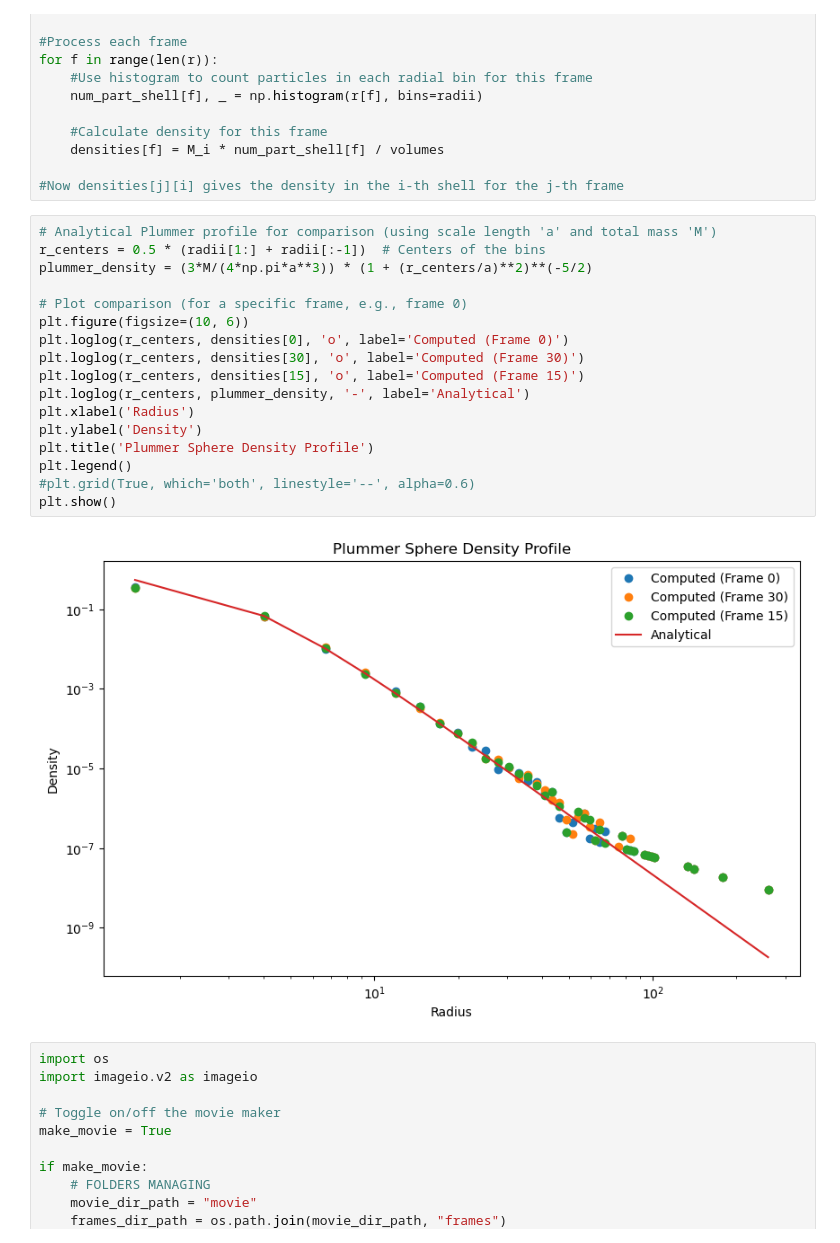
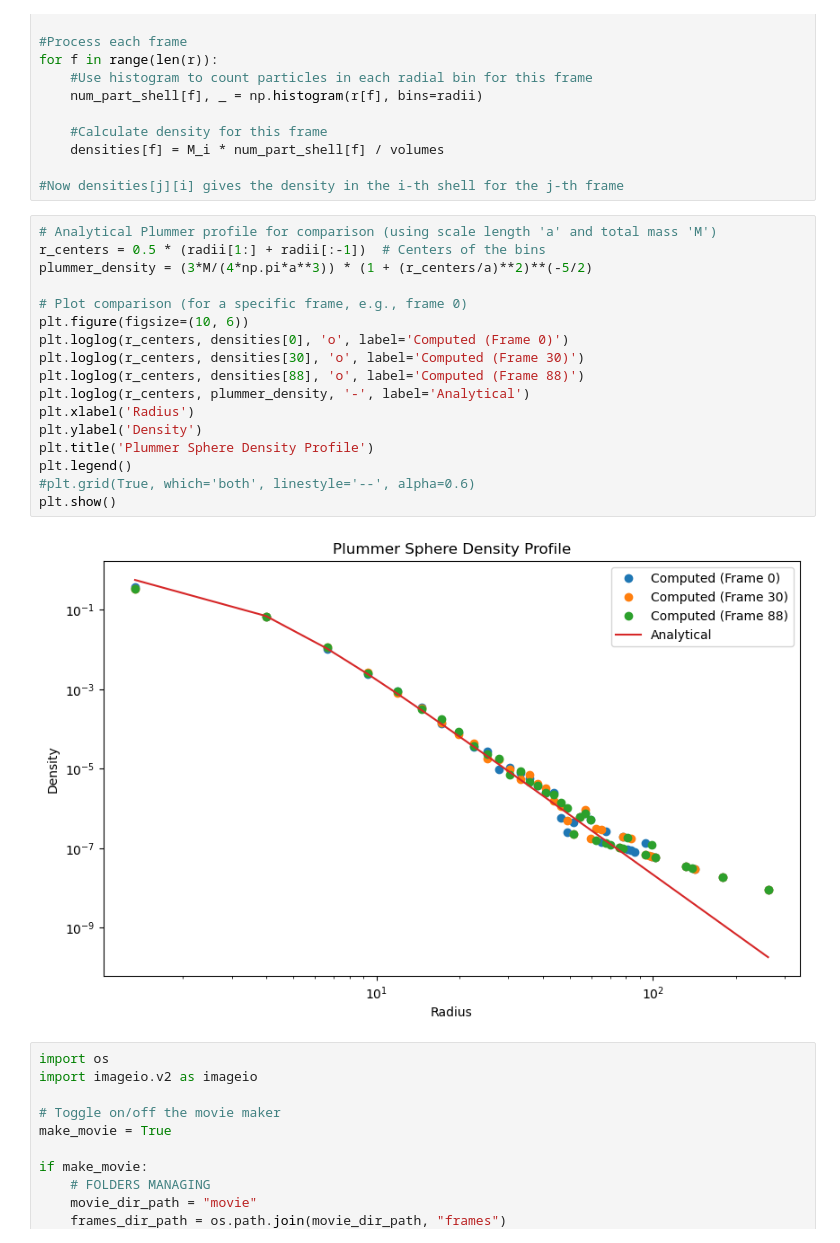
Before and after one commit to Isabella-Famoso/Dynamics, a Jupyter notebook: Plummer_sphere_equilibrium/Plummer_sphere_equilibrium.ipynb, the cells around one changed output. Saved outputs shown, nothing was run; the diff lists cells and outputs as text.

```diff
--- a/Plummer_sphere_equilibrium/Plummer_sphere_equilibrium.ipynb
+++ b/Plummer_sphere_equilibrium/Plummer_sphere_equilibrium.ipynb
@@ -359,22 +356,22 @@ for f in range(len(r)):
 # %%
 # Analytical Plummer profile for comparison (using scale length 'a' and total mass 'M')
 r_centers = 0.5 * (radii[1:] + radii[:-1])  # Centers of the bins
 plummer_density = (3*M/(4*np.pi*a**3)) * (1 + (r_centers/a)**2)**(-5/2)
 
 # Plot comparison (for a specific frame, e.g., frame 0)
 plt.figure(figsize=(10, 6))
 plt.loglog(r_centers, densities[0], 'o', label='Computed (Frame 0)')
 plt.loglog(r_centers, densities[30], 'o', label='Computed (Frame 30)')
-plt.loglog(r_centers, densities[15], 'o', label='Computed (Frame 15)')
+plt.loglog(r_centers, densities[88], 'o', label='Computed (Frame 88)')
 plt.loglog(r_centers, plummer_density, '-', label='Analytical')
 plt.xlabel('Radius')
 plt.ylabel('Density')
 plt.title('Plummer Sphere Density Profile')
 plt.legend()
 #plt.grid(True, which='both', linestyle='--', alpha=0.6)
 plt.show()
 # %% [output]
-[figure, old version]
+[figure, new version]
 # %%
 import os
 import imageio.v2 as imageio
```
Also changed, not shown: parts of 5 cells of this notebook, 3 other files.
